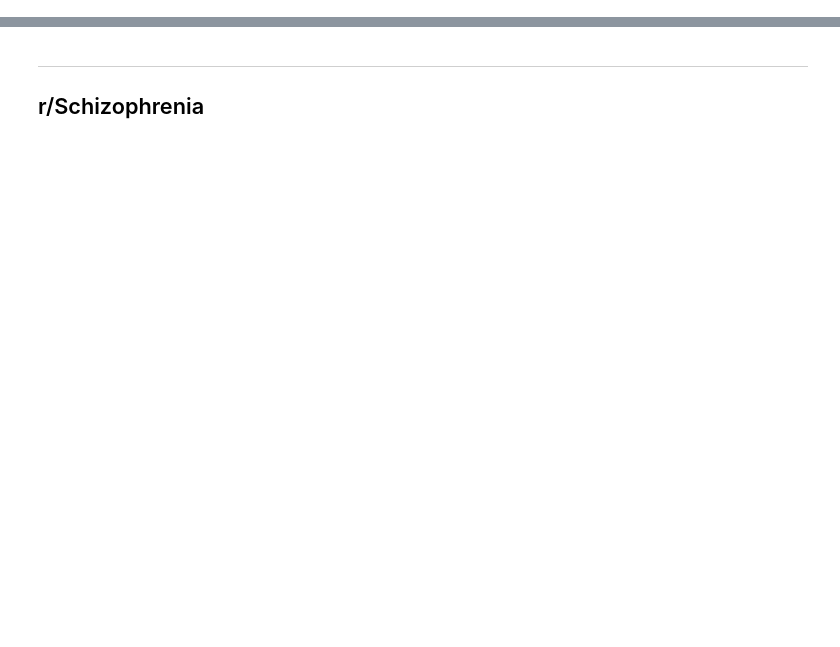
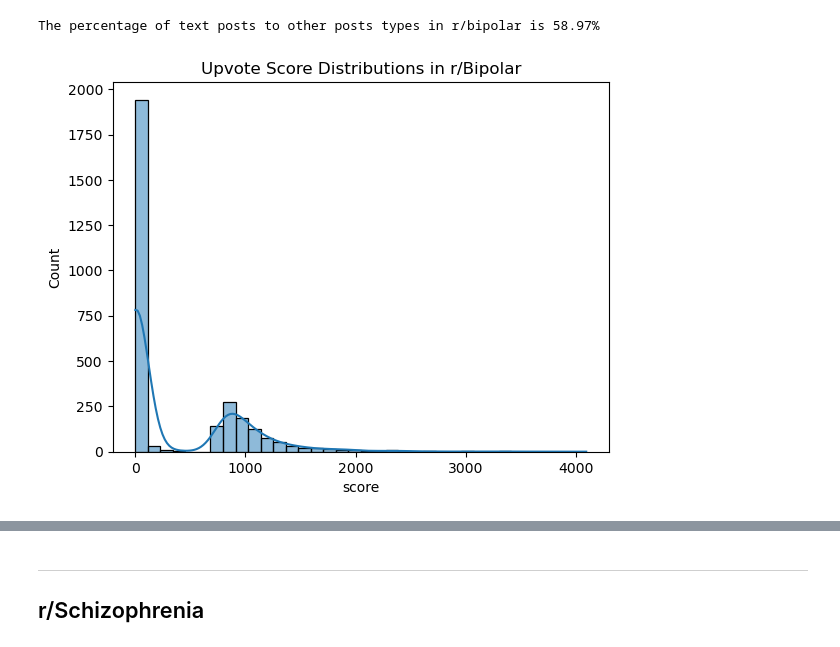
Before and after one commit to charlesyapai/GAProj3, a Jupyter notebook: eda/eda.ipynb, the cells around one changed output, grey strips where cells are left out. Drawn from its saved outputs; the diff is of its cells as text; code cells hidden in the pictures; blank space fills up the shorter version.

```diff
--- a/eda/eda.ipynb
+++ b/eda/eda.ipynb
@@ -89,0 +137,10 @@ plt.show()
+# %%
+print(f'The percentage of text posts to other posts types in r/bipolar is {round(bipolar_df["text"].notnull().sum()/bipolar_df.shape[0]*100, 2)}%')
+# %% [output]
+The percentage of text posts to other posts types in r/bipolar is 58.97%
+# %%
+sns.histplot(data=bipolar_df, x='score', kde=True)
+plt.title('Upvote Score Distributions in r/Bipolar')
+plt.show()
+# %% [output]
+[figure, added]
```
Also changed, not shown: parts of 48 cells of this notebook, 2 other files.
